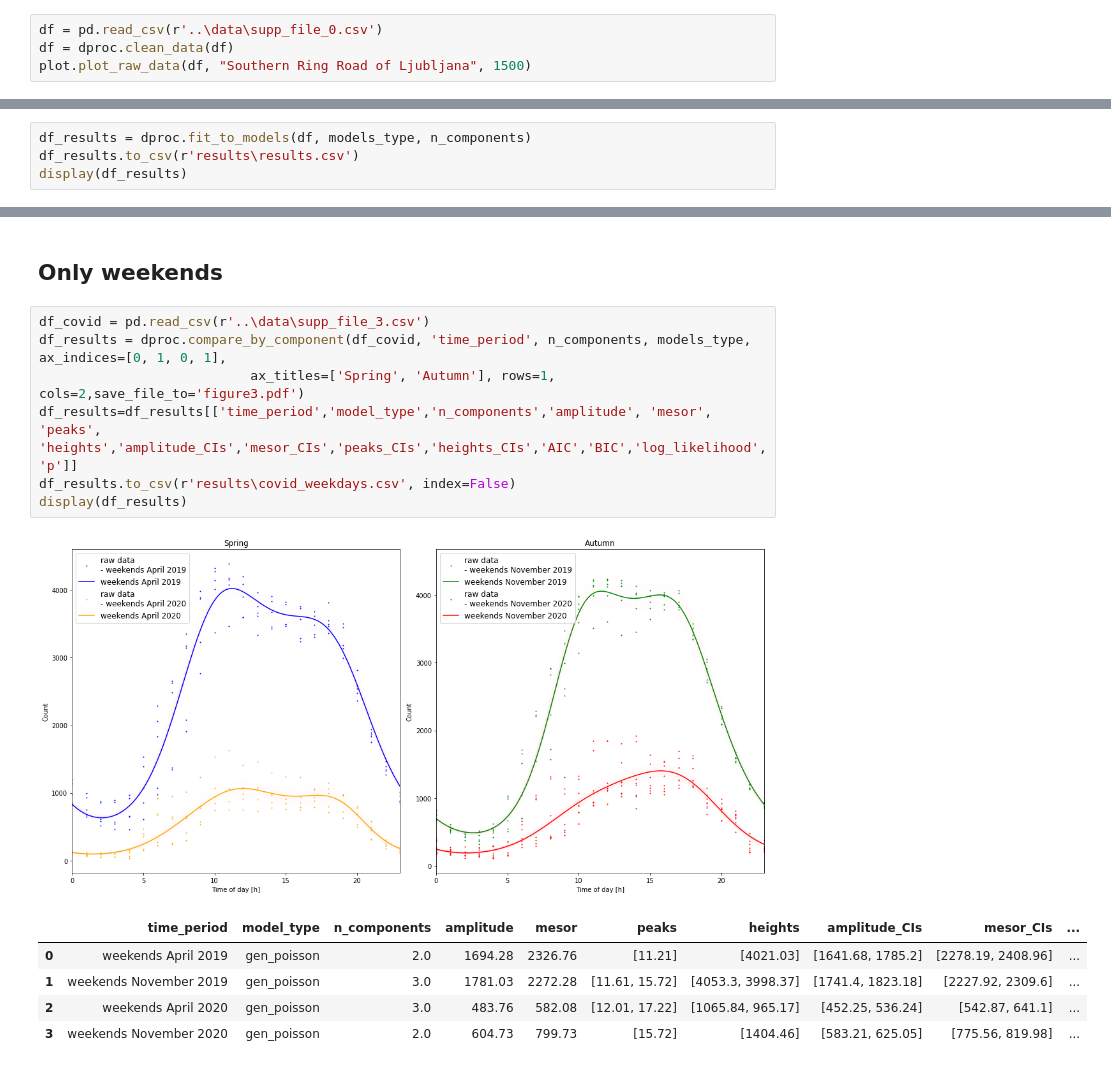
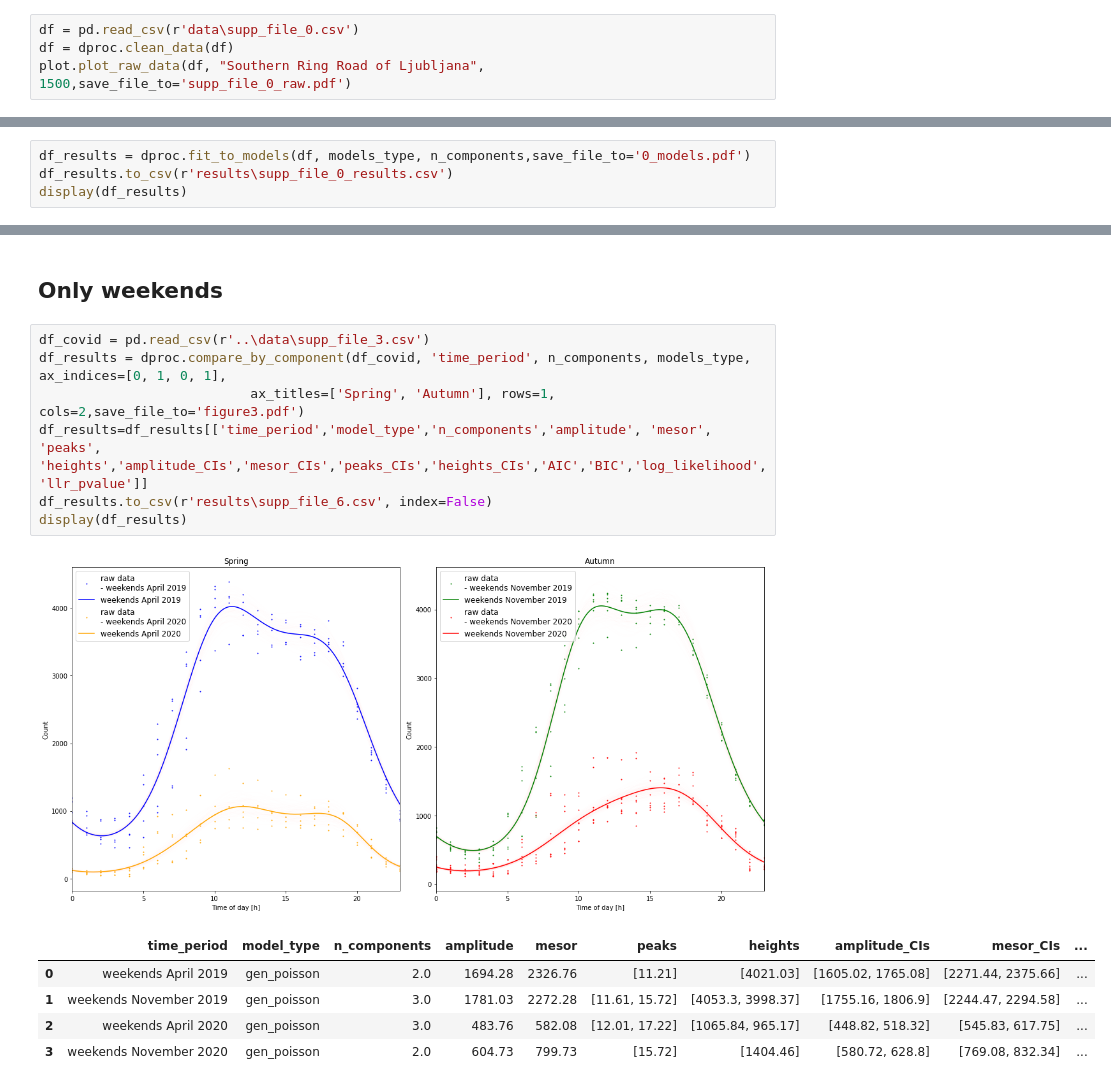
Before and after one commit to ninavelikajne/RhythmCount, a Jupyter notebook: example/traffic_example.ipynb, the cells around one changed output, grey strips where cells are left out. Cells and saved outputs as stored; diff of their text form.

```diff
--- a/example/traffic_example.ipynb
+++ b/example/traffic_example.ipynb
@@ -19,7 +19,7 @@ warnings.filterwarnings("ignore", category=MatplotlibDeprecationWarning)
 # %%
-df = pd.read_csv(r'..\data\supp_file_0.csv')
+df = pd.read_csv(r'data\supp_file_0.csv')
 df = dproc.clean_data(df)
-plot.plot_raw_data(df, "Southern Ring Road of Ljubljana", 1500)
+plot.plot_raw_data(df, "Southern Ring Road of Ljubljana", 1500,save_file_to='supp_file_0_raw.pdf')
 # %% [output]
 Southern Ring Road of Ljubljana  Var:  3374499.8176657874  Mean:  3057.687174541948
 [figure]
@@ -29,8 +29,8 @@ Southern Ring Road of Ljubljana  Var:  3374499.8176657874  Mean:  3057.687174541
 models_type = ['poisson', 'zero_poisson', 'gen_poisson', 'nb', 'zero_nb']
 n_components = [1, 2, 3, 4, 5, 6, 7, 8, 9, 10]
 # %%
-df_results = dproc.fit_to_models(df, models_type, n_components)
-df_results.to_csv(r'results\results.csv')
+df_results = dproc.fit_to_models(df, models_type, n_components,save_file_to='0_models.pdf')
+df_results.to_csv(r'results\supp_file_0_results.csv')
 display(df_results)
 # %% [output]
 [figure]
@@ -175,14 +175,14 @@ display(df_results)
 # %%
 df_covid = pd.read_csv(r'..\data\supp_file_3.csv')
 df_results = dproc.compare_by_component(df_covid, 'time_period', n_components, models_type, ax_indices=[0, 1, 0, 1],
                            ax_titles=['Spring', 'Autumn'], rows=1, cols=2,save_file_to='figure3.pdf')
-df_results=df_results[['time_period','model_type','n_components','amplitude', 'mesor', 'peaks', 'heights','amplitude_CIs','mesor_CIs','peaks_CIs','heights_CIs','AIC','BIC','log_likelihood','p']]
-df_results.to_csv(r'results\covid_weekdays.csv', index=False)
+df_results=df_results[['time_period','model_type','n_components','amplitude', 'mesor', 'peaks', 'heights','amplitude_CIs','mesor_CIs','peaks_CIs','heights_CIs','AIC','BIC','log_likelihood','llr_pvalue']]
+df_results.to_csv(r'results\supp_file_6.csv', index=False)
 display(df_results)
 # %% [output]
 [figure]
 |  | time_period | model_type | n_components | amplitude | mesor | peaks | heights | amplitude_CIs | mesor_CIs | ... |
-| 0 | weekends April 2019 | gen_poisson | 2.0 | 1694.28 | 2326.76 | [11.21] | [4021.03] | [1641.68, 1785.2] | [2278.19, 2408.96] | ... |
-| 1 | weekends November 2019 | gen_poisson | 3.0 | 1781.03 | 2272.28 | [11.61, 15.72] | [4053.3, 3998.37] | [1741.4, 1823.18] | [2227.92, 2309.6] | ... |
-| 2 | weekends April 2020 | gen_poisson | 3.0 | 483.76 | 582.08 | [12.01, 17.22] | [1065.84, 965.17] | [452.25, 536.24] | [542.87, 641.1] | ... |
-| 3 | weekends November 2020 | gen_poisson | 2.0 | 604.73 | 799.73 | [15.72] | [1404.46] | [583.21, 625.05] | [775.56, 819.98] | ... |
+| 0 | weekends April 2019 | gen_poisson | 2.0 | 1694.28 | 2326.76 | [11.21] | [4021.03] | [1605.02, 1765.08] | [2271.44, 2375.66] | ... |
+| 1 | weekends November 2019 | gen_poisson | 3.0 | 1781.03 | 2272.28 | [11.61, 15.72] | [4053.3, 3998.37] | [1755.16, 1806.9] | [2244.47, 2294.58] | ... |
+| 2 | weekends April 2020 | gen_poisson | 3.0 | 483.76 | 582.08 | [12.01, 17.22] | [1065.84, 965.17] | [448.82, 518.32] | [545.83, 617.75] | ... |
+| 3 | weekends November 2020 | gen_poisson | 2.0 | 604.73 | 799.73 | [15.72] | [1404.46] | [580.72, 628.8] | [769.08, 832.34] | ... |
```
Also changed, not shown: parts of 13 cells of this notebook, 33 other files.
